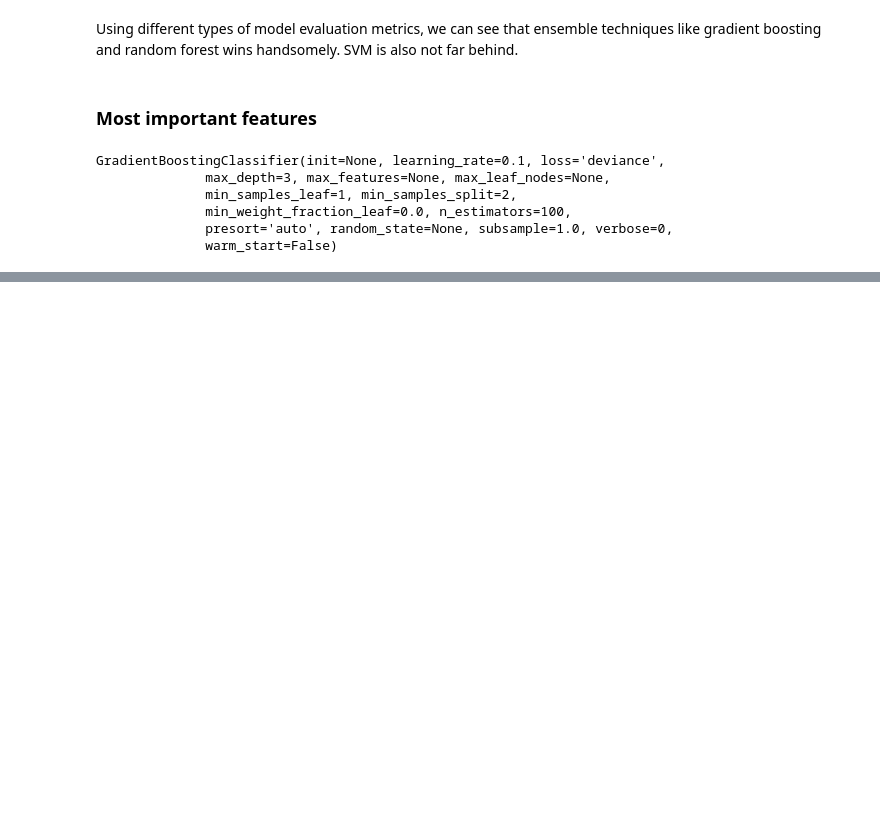
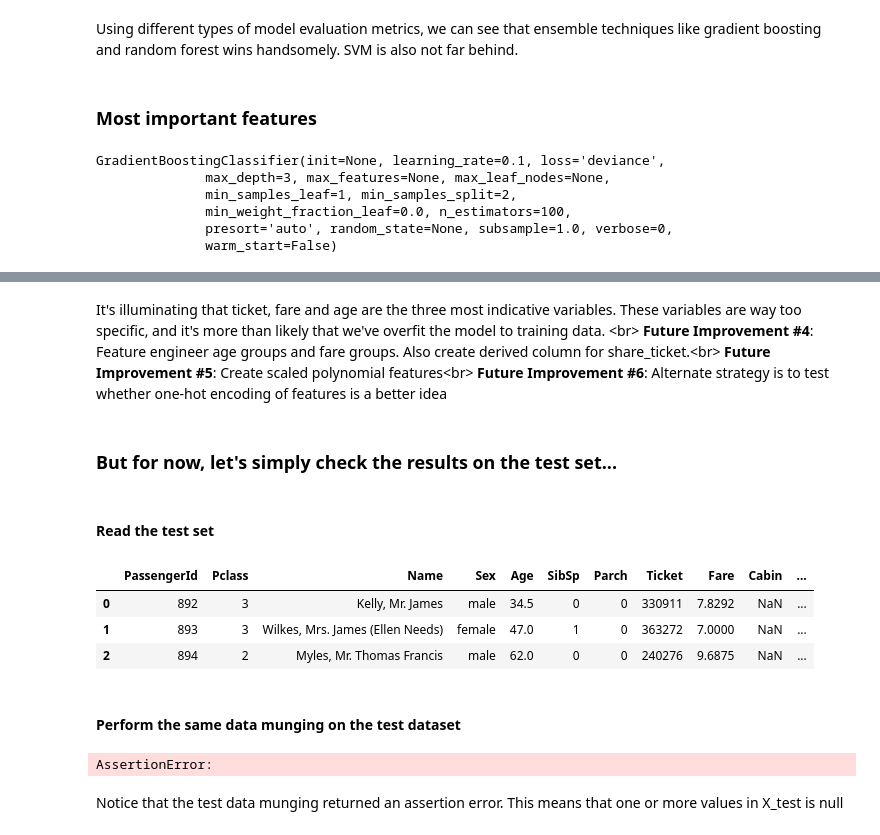
Before and after one commit to vivekbharadwaj/titanic_kaggle, a Jupyter notebook: titanic_kaggle_prediction_model_ensemble.ipynb, the cells around one changed output, grey strips where cells are left out. Saved outputs shown, nothing was run; the diff lists cells and outputs as text; code cells hidden in the pictures; blank space fills up the shorter version.

```diff
--- a/titanic_kaggle_prediction_model_ensemble.ipynb
+++ b/titanic_kaggle_prediction_model_ensemble.ipynb
@@ -401,0 +404,25 @@ plt.show()
+# %% [markdown]
+It's illuminating that ticket, fare and age are the three most indicative variables. These variables are way too specific, and it's more than likely that we've overfit the model to training data. <br\>
+__Future Improvement #4__: Feature engineer age groups and fare groups. Also create derived column for share_ticket.<br\>
+__Future Improvement #5__: Create scaled polynomial features<br\>
+__Future Improvement #6__: Alternate strategy is to test whether one-hot encoding of features is a better idea
+# %% [markdown]
+### But for now, let's simply check the results on the test set...
+# %% [markdown]
+#### Read the test set
+# %%
+test = pd.read_csv('test.csv')
+test.head(3)
+# %% [output]
+|  | PassengerId | Pclass | Name | Sex | Age | SibSp | Parch | Ticket | Fare | Cabin | ... |
+| 0 | 892 | 3 | Kelly, Mr. James | male | 34.5 | 0 | 0 | 330911 | 7.8292 | NaN | ... |
+| 1 | 893 | 3 | Wilkes, Mrs. James (Ellen Needs) | female | 47.0 | 1 | 0 | 363272 | 7.0000 | NaN | ... |
+| 2 | 894 | 2 | Myles, Mr. Thomas Francis | male | 62.0 | 0 | 0 | 240276 | 9.6875 | NaN | ... |
+# %% [markdown]
+#### Perform the same data munging on the test dataset
+# %%
+df_test_cleaned = titanic_wrangling(test)
+# %% [output]
+AssertionError:
+# %% [markdown]
+Notice that the test data munging returned an assertion error. This means that one or more values in X_test is null
```
Also changed, not shown: parts of 30 cells of this notebook.
